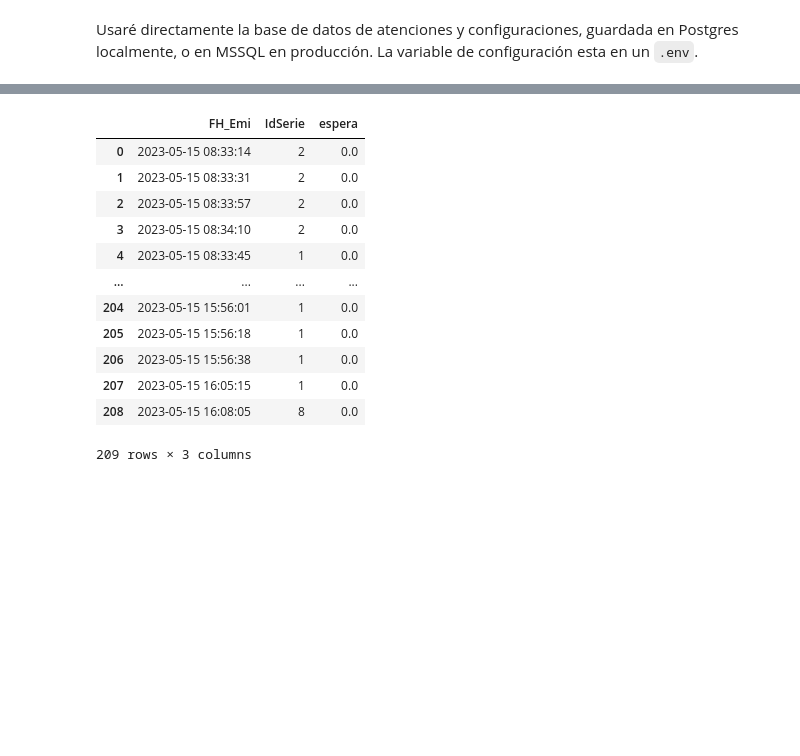
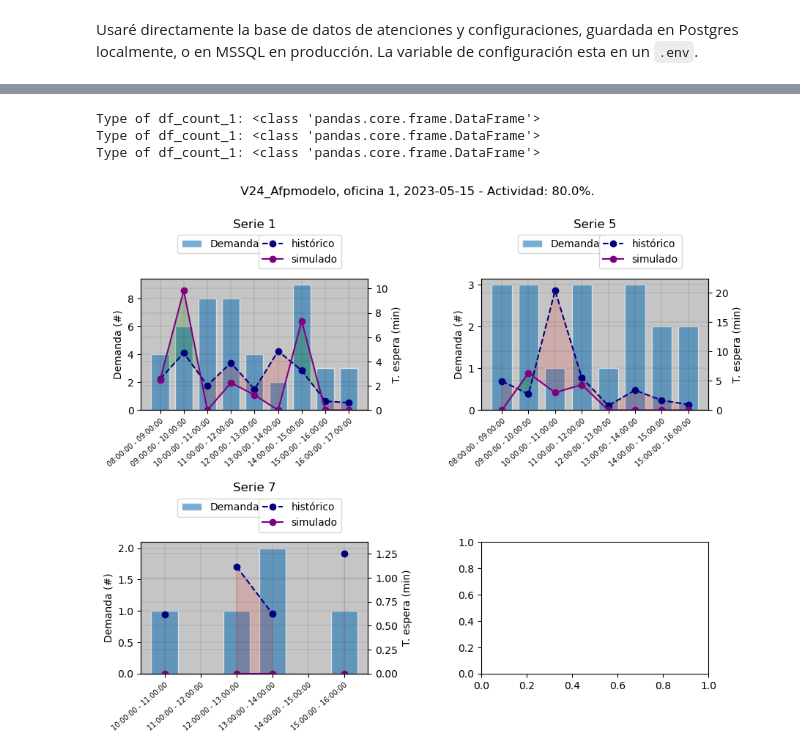
Before and after one commit to alejandroacevedo2305/Flux_v0, a Jupyter notebook: demo_notebooks/dias_historicos.ipynb, the cells around one changed output, grey strips where cells are left out. Cells and saved outputs as stored; diff of their text form; code cells hidden in the pictures; blank space fills up the shorter version.

```diff
--- a/demo_notebooks/dias_historicos.ipynb
+++ b/demo_notebooks/dias_historicos.ipynb
@@ -321,17 +330,53 @@ Type of df_count_1: <class 'pandas.core.frame.DataFrame'>
-# %%
-registros_atenciones_simulacion['espera'] = registros_atenciones_simulacion['espera']/60
-registros_atenciones_simulacion
-# %% [output]
-|  | FH_Emi | IdSerie | espera |
-| 0 | 2023-05-15 08:33:14 | 2 | 0.0 |
-| 1 | 2023-05-15 08:33:31 | 2 | 0.0 |
-| 2 | 2023-05-15 08:33:57 | 2 | 0.0 |
-| 3 | 2023-05-15 08:34:10 | 2 | 0.0 |
-| 4 | 2023-05-15 08:33:45 | 1 | 0.0 |
-| ... | ... | ... | ... |
-| 204 | 2023-05-15 15:56:01 | 1 | 0.0 |
-| 205 | 2023-05-15 15:56:18 | 1 | 0.0 |
-| 206 | 2023-05-15 15:56:38 | 1 | 0.0 |
-| 207 | 2023-05-15 16:05:15 | 1 | 0.0 |
-| 208 | 2023-05-15 16:08:05 | 8 | 0.0 |
-209 rows × 3 columns
+# %%
+# el_dia_real registros_atenciones_simulacion
+def compare_historico_vs_simulacion(el_dia_real, registros_atenciones_simulacion):
+    series = sorted(list({val for sublist in sim.obtener_skills(el_dia_real).values() for val in sublist}))
+    registros_atenciones = pd.DataFrame()
+    tabla_atenciones = el_dia_real[['FH_Emi', 'IdSerie', 'T_Esp']]
+    tabla_atenciones.columns = ['FH_Emi', 'IdSerie', 'espera']
+    registros_atenciones = tabla_atenciones.copy()
+    registros_atenciones['IdSerie'] = registros_atenciones['IdSerie'].astype(int)
+
+
+    registros_atenciones['espera'] = registros_atenciones['espera']/60
+
+    esperas_x_serie = [(registros_atenciones[registros_atenciones.IdSerie == s].drop('IdSerie',axis=1, inplace = False
+                                                                ).set_index('FH_Emi', inplace=False).resample('1H').count().rename(columns={'espera': 'demanda'}).reset_index(),
+    registros_atenciones[registros_atenciones.IdSerie == s].drop('IdSerie',axis=1, inplace = False
+                                                                ).set_index('FH_Emi', inplace=False).resample('1H').mean().reset_index(),
+    s)
+    for s in series]
+
+    registros_atenciones_simulacion = registros_atenciones_simulacion.astype({'FH_Emi': 'datetime64[s]', 'IdSerie': 'int', 'espera': 'int'})[["FH_Emi","IdSerie","espera"]].reset_index(drop=True)
+
+    registros_atenciones_simulacion['espera'] = registros_atenciones_simulacion['espera']/60
+
+    esperas_x_serie_simulados = [(registros_atenciones_simulacion[registros_atenciones_simulacion.IdSerie == s].drop('IdSerie',axis=1, inplace = False
+                                                                ).set_index('FH_Emi', inplace=False).resample('1H').count().rename(columns={'espera': 'demanda'}).reset_index(),
+    registros_atenciones_simulacion[registros_atenciones_simulacion.IdSerie == s].drop('IdSerie',axis=1, inplace = False
+                                                                ).set_index('FH_Emi', inplace=False).resample('1H').mean().reset_index(),
+    s)
+    for s in series]
+
+    import matplotlib.pyplot as plt
+    fig, axs = plt.subplots(nrows=2, ncols=2, figsize=(10,7))
+    axs      = axs.ravel()
+    df_pairs_1 = esperas_x_serie #random.sample(esperas_x_serie, len(esperas_x_serie))
+    df_pairs_2 = esperas_x_serie_simulados #random.sample(registros_atenciones_simulacion, len(esperas_x_serie))
+    for i, (pair_1, pair_2) in enumerate(zip(df_pairs_1, df_pairs_2)):
+        # Unpacking the tuple correctly
+        df_count_1, df_avg_1, _ = pair_1
+        df_count_2, df_avg_2, serie = pair_2
+        plot_count_and_avg_two_lines(df_count_1, df_avg_1, df_count_2, df_avg_2, axs[i], "histórico", "simulado", "navy", "purple", serie=serie)
+
+
+    fig.subplots_adjust(hspace=1,  wspace=.5)
+    fig.suptitle(t = f' {ID_DATABASE}, oficina {ID_OFICINA}, {FECHA} - Actividad: {porcentaje_actividad*100}%.', y=1.06, fontsize=12)
+    plt.show()
+
+compare_historico_vs_simulacion(el_dia_real, registros_atenciones_simulacion)
+# %% [output]
+Type of df_count_1: <class 'pandas.core.frame.DataFrame'>
+Type of df_count_1: <class 'pandas.core.frame.DataFrame'>
+Type of df_count_1: <class 'pandas.core.frame.DataFrame'>
+[figure, added]
```
Also changed, not shown: parts of 4 cells of this notebook, 4 other files.
